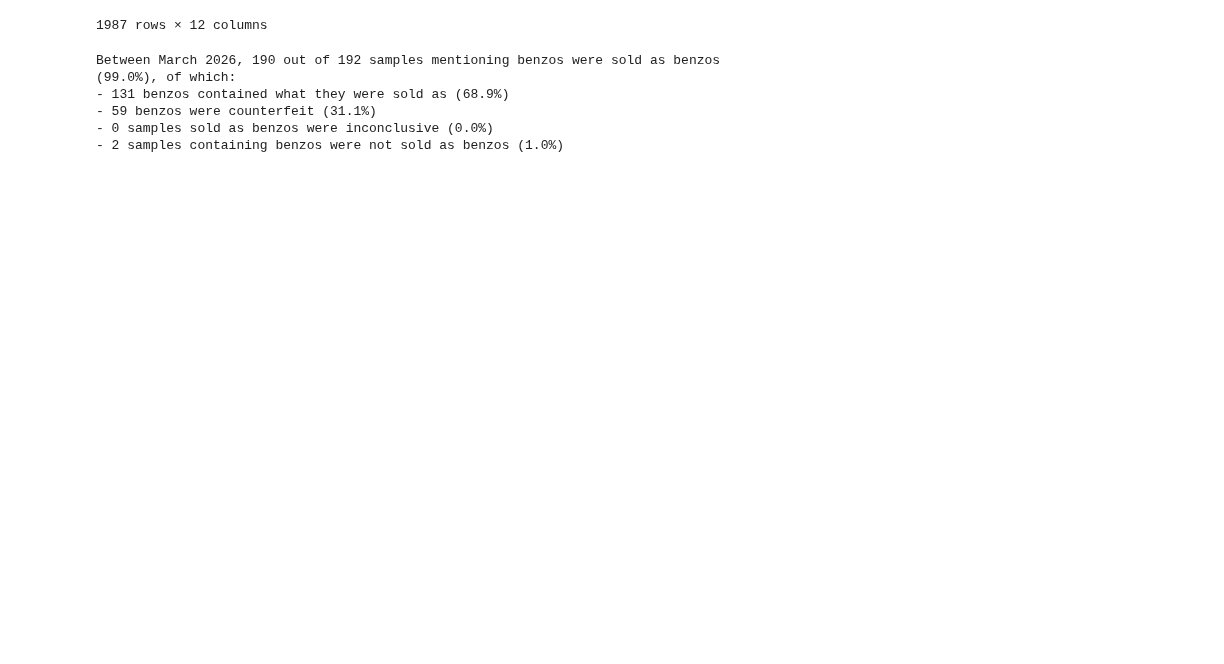
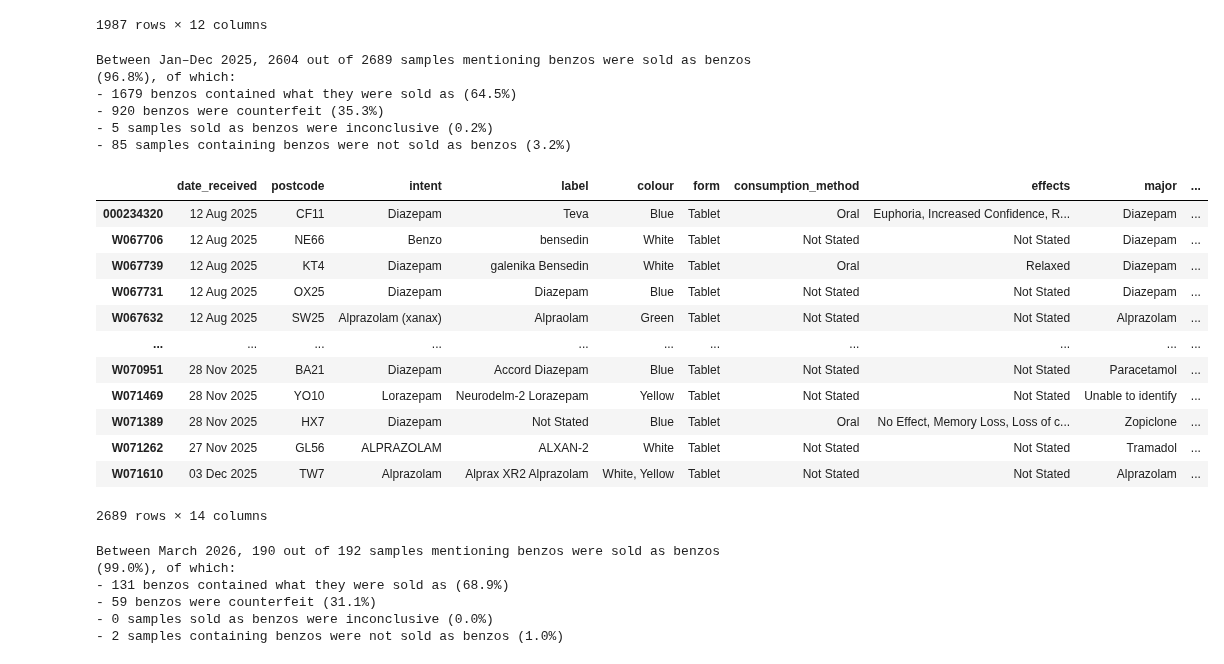
Before and after one commit to Benzo-Research-Project/NitazeneMap, a Jupyter notebook: WEDINOSParser.ipynb, the cells around one changed output. Cells and saved outputs as stored; diff of their text form; code cells hidden in the pictures; blank space fills up the shorter version.

```diff
--- a/WEDINOSParser.ipynb
+++ b/WEDINOSParser.ipynb
@@ -954,3 +951,25 @@ def check_benzo_status(df_benzo, dates):
+# %%
+df_benzo_2025, benzo_2025_figures = check_benzo_status(df_benzo_2025, 'Jan–Dec 2025')
+df_benzo_2025
+# %% [output]
+Between Jan–Dec 2025, 2604 out of 2689 samples mentioning benzos were sold as benzos (96.8%), of which:
+- 1679 benzos contained what they were sold as (64.5%)
+- 920 benzos were counterfeit (35.3%)
+- 5 samples sold as benzos were inconclusive (0.2%)
+- 85 samples containing benzos were not sold as benzos (3.2%)
+|  | date_received | postcode | intent | label | colour | form | consumption_method | effects | major | ... |
+| 000234320 | 12 Aug 2025 | CF11 | Diazepam | Teva | Blue | Tablet | Oral | Euphoria, Increased Confidence, R... | Diazepam | ... |
+| W067706 | 12 Aug 2025 | NE66 | Benzo | bensedin | White | Tablet | Not Stated | Not Stated | Diazepam | ... |
+| W067739 | 12 Aug 2025 | KT4 | Diazepam | galenika Bensedin | White | Tablet | Oral | Relaxed | Diazepam | ... |
+| W067731 | 12 Aug 2025 | OX25 | Diazepam | Diazepam | Blue | Tablet | Not Stated | Not Stated | Diazepam | ... |
+| W067632 | 12 Aug 2025 | SW25 | Alprazolam (xanax) | Alpraolam | Green | Tablet | Not Stated | Not Stated | Alprazolam | ... |
+| ... | ... | ... | ... | ... | ... | ... | ... | ... | ... | ... |
+| W070951 | 28 Nov 2025 | BA21 | Diazepam | Accord Diazepam | Blue | Tablet | Not Stated | Not Stated | Paracetamol | ... |
+| W071469 | 28 Nov 2025 | YO10 | Lorazepam | Neurodelm-2 Lorazepam | Yellow | Tablet | Not Stated | Not Stated | Unable to identify | ... |
+| W071389 | 28 Nov 2025 | HX7 | Diazepam | Not Stated | Blue | Tablet | Oral | No Effect, Memory Loss, Loss of c... | Zopiclone | ... |
+| W071262 | 27 Nov 2025 | GL56 | ALPRAZOLAM | ALXAN-2 | White | Tablet | Not Stated | Not Stated | Tramadol | ... |
+| W071610 | 03 Dec 2025 | TW7 | Alprazolam | Alprax XR2 Alprazolam | White, Yellow | Tablet | Not Stated | Not Stated | Alprazolam | ... |
+2689 rows × 14 columns
 # %%
 df_benzo_month, benzo_jan_figures = check_benzo_status(df_benzo_month, 'March 2026')
 df_benzo_month
```
Also changed, not shown: parts of 5 cells of this notebook, 3 other files.
